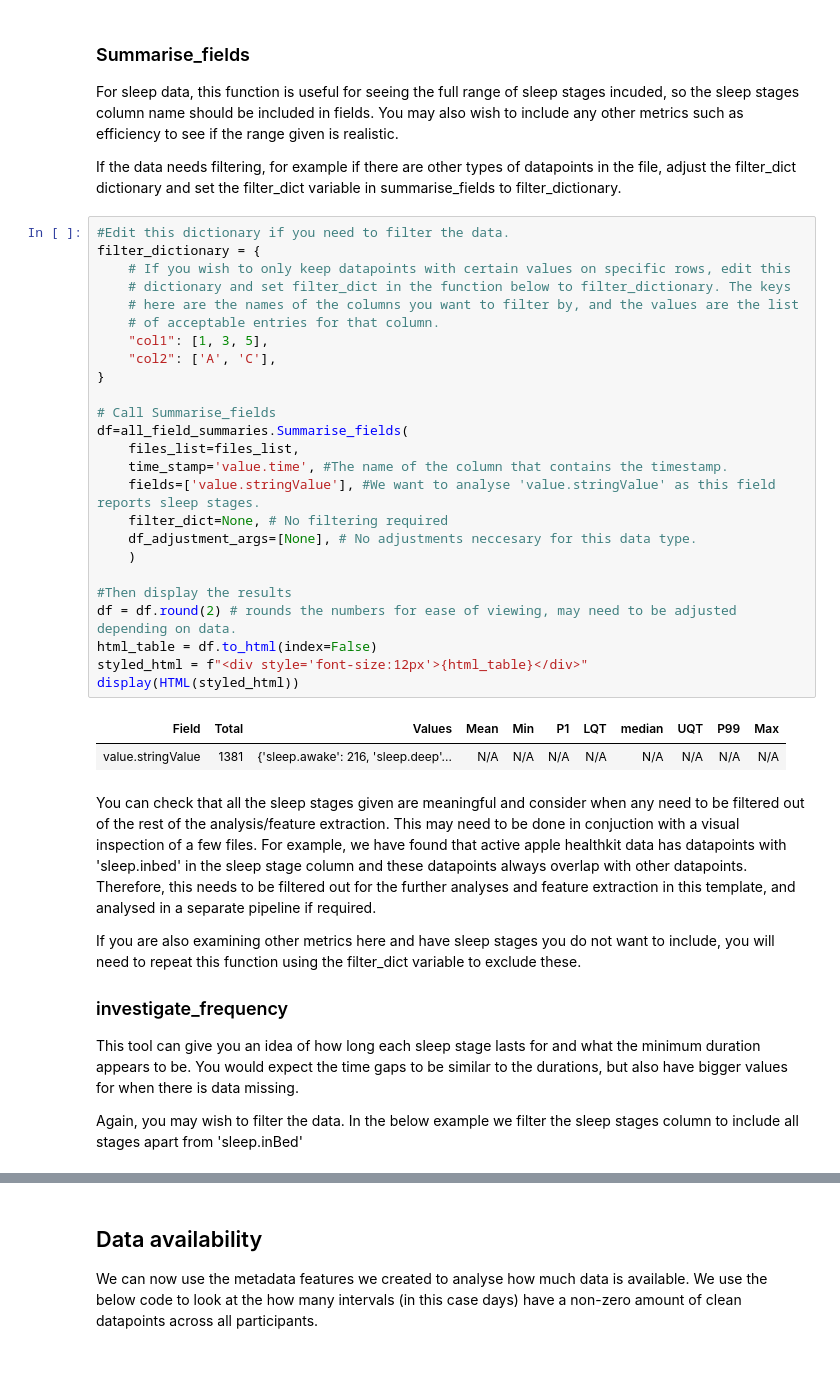
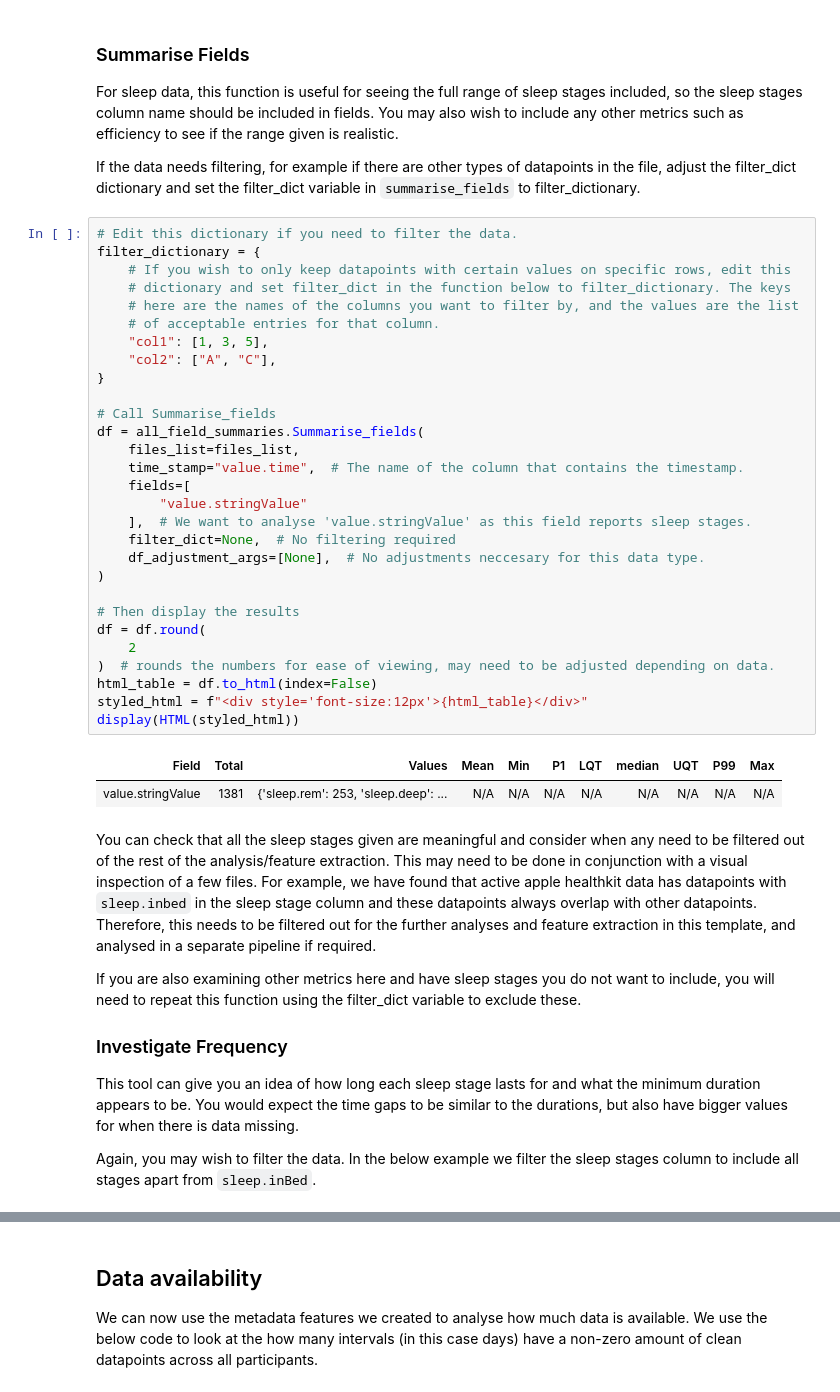
Before and after one commit to MentalHealthMission/data-book, a Jupyter notebook: content/sleep_specific_template.ipynb, the cells around one changed output, grey strips where cells are left out. Cells and saved outputs as stored; diff of their text form; blank space fills up the shorter version.

```diff
--- a/content/sleep_specific_template.ipynb
+++ b/content/sleep_specific_template.ipynb
@@ -30,47 +44,51 @@ files_list=helper_funcs.get_file_paths(input_folder, csv_name,  Folder_structure
 # %% [output]
 3 files found
 # %% [markdown]
-### Summarise_fields
+### Summarise Fields
 
-For sleep data, this function is useful for seeing the full range of sleep stages incuded, so the sleep stages column name should be included in fields. You may also wish to include any other metrics such as efficiency to see if the range given is realistic.
+For sleep data, this function is useful for seeing the full range of sleep stages included, so the sleep stages column name should be included in fields. You may also wish to include any other metrics such as efficiency to see if the range given is realistic.
 
-If the data needs filtering, for example if there are other types of datapoints in the file, adjust the filter_dict dictionary and set the filter_dict variable in summarise_fields to filter_dictionary.
+If the data needs filtering, for example if there are other types of datapoints in the file, adjust the filter_dict dictionary and set the filter_dict variable in `summarise_fields` to filter_dictionary.
 # %%
-#Edit this dictionary if you need to filter the data.
+# Edit this dictionary if you need to filter the data.
 filter_dictionary = {
     # If you wish to only keep datapoints with certain values on specific rows, edit this
     # dictionary and set filter_dict in the function below to filter_dictionary. The keys
     # here are the names of the columns you want to filter by, and the values are the list
     # of acceptable entries for that column.
     "col1": [1, 3, 5],
-    "col2": ['A', 'C'],
+    "col2": ["A", "C"],
 }
 
 # Call Summarise_fields
-df=all_field_summaries.Summarise_fields(
+df = all_field_summaries.Summarise_fields(
     files_list=files_list,
-    time_stamp='value.time', #The name of the column that contains the timestamp.
-    fields=['value.stringValue'], #We want to analyse 'value.stringValue' as this field reports sleep stages.
-    filter_dict=None, # No filtering required
-    df_adjustment_args=[None], # No adjustments neccesary for this data type.
-    )
+    time_stamp="value.time",  # The name of the column that contains the timestamp.
+    fields=[
+        "value.stringValue"
+    ],  # We want to analyse 'value.stringValue' as this field reports sleep stages.
+    filter_dict=None,  # No filtering required
+    df_adjustment_args=[None],  # No adjustments neccesary for this data type.
+)
 
-#Then display the results
-df = df.round(2) # rounds the numbers for ease of viewing, may need to be adjusted depending on data.
+# Then display the results
+df = df.round(
+    2
+)  # rounds the numbers for ease of viewing, may need to be adjusted depending on data.
 html_table = df.to_html(index=False)
 styled_html = f"<div style='font-size:12px'>{html_table}</div>"
 display(HTML(styled_html))
 # %% [output]
 | Field | Total | Values | Mean | Min | P1 | LQT | median | UQT | P99 | Max |
-| value.stringValue | 1381 | {'sleep.awake': 216, 'sleep.deep'... | N/A | N/A | N/A | N/A | N/A | N/A | N/A | N/A |
+| value.stringValue | 1381 | {'sleep.rem': 253, 'sleep.deep': ... | N/A | N/A | N/A | N/A | N/A | N/A | N/A | N/A |
 # %% [markdown]
-You can check that all the sleep stages given are meaningful and consider when any need to be filtered out of the rest of the analysis/feature extraction. This may need to be done in conjuction with a visual inspection of a few files. For example, we have found that active apple healthkit data has datapoints with 'sleep.inbed' in the sleep stage column and these datapoints always overlap with other datapoints. Therefore, this needs to be filtered out for the further analyses and feature extraction in this template, and analysed in a separate pipeline if required.
+You can check that all the sleep stages given are meaningful and consider when any need to be filtered out of the rest of the analysis/feature extraction. This may need to be done in conjunction with a visual inspection of a few files. For example, we have found that active apple healthkit data has datapoints with `sleep.inbed` in the sleep stage column and these datapoints always overlap with other datapoints. Therefore, this needs to be filtered out for the further analyses and feature extraction in this template, and analysed in a separate pipeline if required.
 
 If you are also examining other metrics here and have sleep stages you do not want to include, you will need to repeat this function using the filter_dict variable to exclude these.
 
-### investigate_frequency
+### Investigate Frequency
 
 This tool can give you an idea of how long each sleep stage lasts for and what the minimum duration appears to be. You would expect the time gaps to be similar to the durations, but also have bigger values for when there is data missing.
 
-Again, you may wish to filter the data. In the below example we filter the sleep stages column to include all stages apart from 'sleep.inBed'
+Again, you may wish to filter the data. In the below example we filter the sleep stages column to include all stages apart from `sleep.inBed`.
 # %%
```
Also changed, not shown: parts of 11 cells of this notebook, 20 other files.
